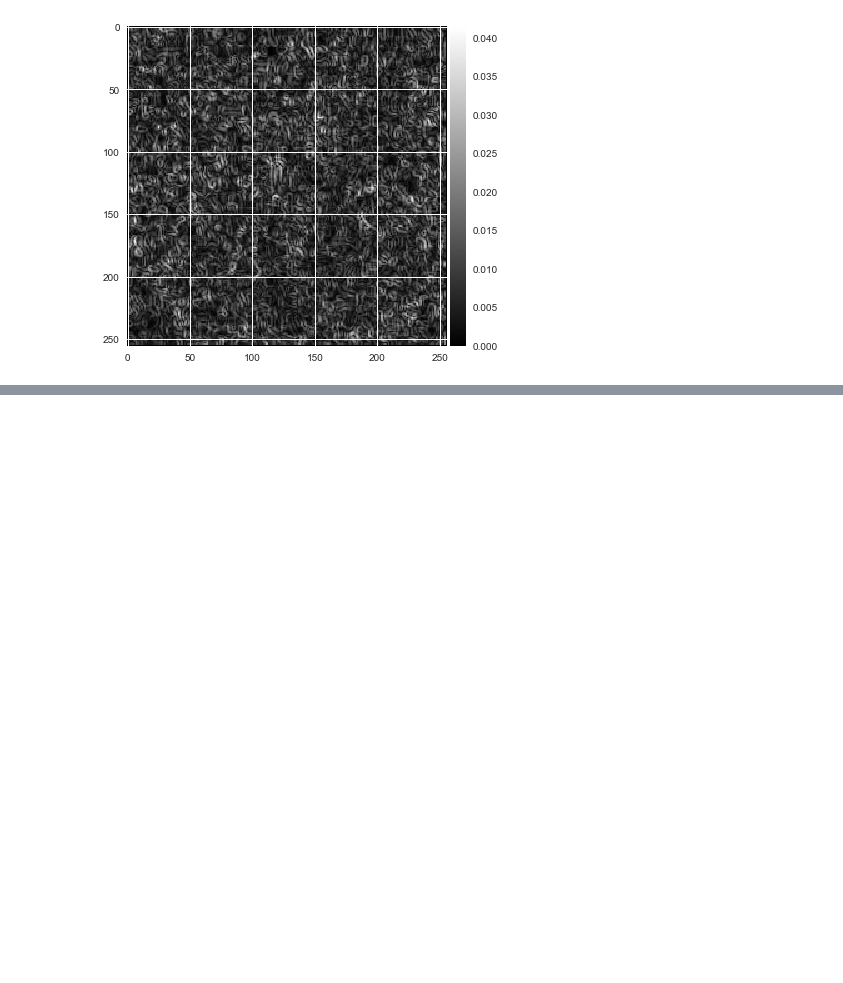
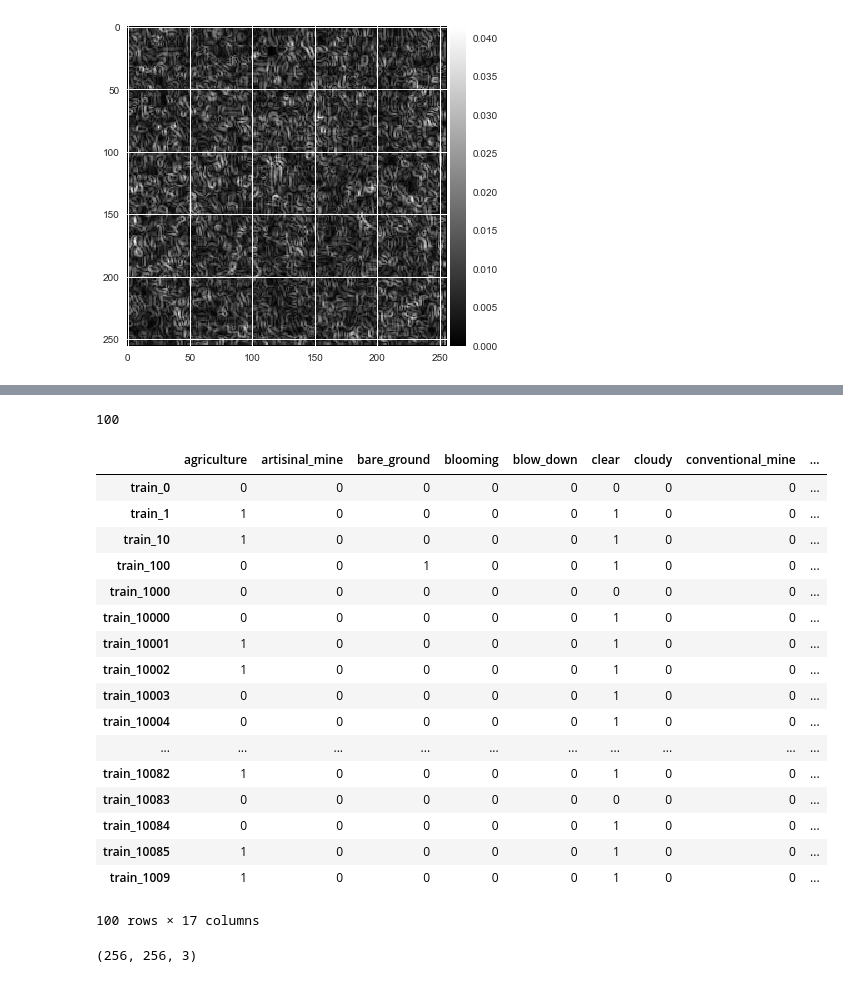
Before and after one commit to alineberry/kaggle_UnderstandingAmazonFromSpace, a Jupyter notebook: develop/adam-lab-notebook.ipynb, the cells around one changed output, grey strips where cells are left out. Saved outputs shown, nothing was run; the diff lists cells and outputs as text; code cells hidden in the pictures; blank space fills up the shorter version.

```diff
--- a/develop/adam-lab-notebook.ipynb
+++ b/develop/adam-lab-notebook.ipynb
@@ -153,2 +156,27 @@ KaggleAmazonMain.plot_samples(X_train_sobel, names_train, tagged_df, 4,4)
 # %%
 X_train_sobel = KaggleAmazonMain.xform_to_sobel(X_train)
+# %%
+len(y_train)
+# %% [output]
+100
+# %%
+pd.DataFrame(y_train)
+# %% [output]
+|  | agriculture | artisinal_mine | bare_ground | blooming | blow_down | clear | cloudy | conventional_mine | ... |
+| train_0 | 0 | 0 | 0 | 0 | 0 | 0 | 0 | 0 | ... |
+| train_1 | 1 | 0 | 0 | 0 | 0 | 1 | 0 | 0 | ... |
+| train_10 | 1 | 0 | 0 | 0 | 0 | 1 | 0 | 0 | ... |
+| train_100 | 0 | 0 | 1 | 0 | 0 | 1 | 0 | 0 | ... |
+| train_1000 | 0 | 0 | 0 | 0 | 0 | 0 | 0 | 0 | ... |
+| train_10000 | 0 | 0 | 0 | 0 | 0 | 1 | 0 | 0 | ... |
+| train_10001 | 1 | 0 | 0 | 0 | 0 | 1 | 0 | 0 | ... |
+| train_10002 | 1 | 0 | 0 | 0 | 0 | 1 | 0 | 0 | ... |
+| train_10003 | 0 | 0 | 0 | 0 | 0 | 1 | 0 | 0 | ... |
+| train_10004 | 0 | 0 | 0 | 0 | 0 | 1 | 0 | 0 | ... |
+| ... | ... | ... | ... | ... | ... | ... | ... | ... | ... |
+| train_10082 | 1 | 0 | 0 | 0 | 0 | 1 | 0 | 0 | ... |
+| train_10083 | 0 | 0 | 0 | 0 | 0 | 0 | 0 | 0 | ... |
+| train_10084 | 0 | 0 | 0 | 0 | 0 | 1 | 0 | 0 | ... |
+| train_10085 | 1 | 0 | 0 | 0 | 0 | 1 | 0 | 0 | ... |
+| train_1009 | 1 | 0 | 0 | 0 | 0 | 1 | 0 | 0 | ... |
+100 rows × 17 columns
@@ -154,0 +185,4 @@ X_train_sobel = KaggleAmazonMain.xform_to_sobel(X_train)
+# %%
+X_train[0].shape
+# %% [output]
+(256, 256, 3)
```
Also changed, not shown: parts of 13 cells of this notebook, 3 other files.
